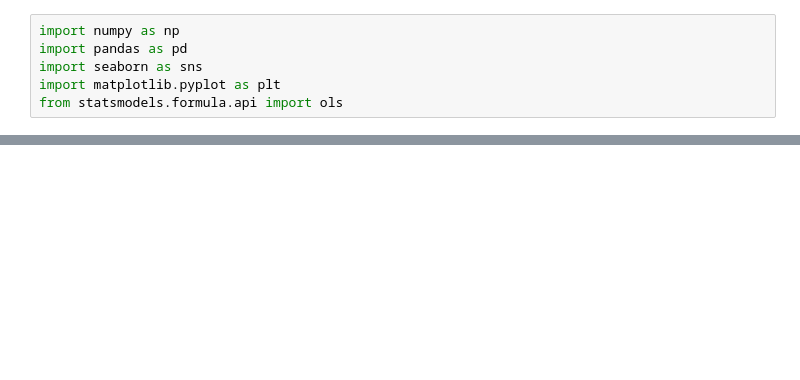
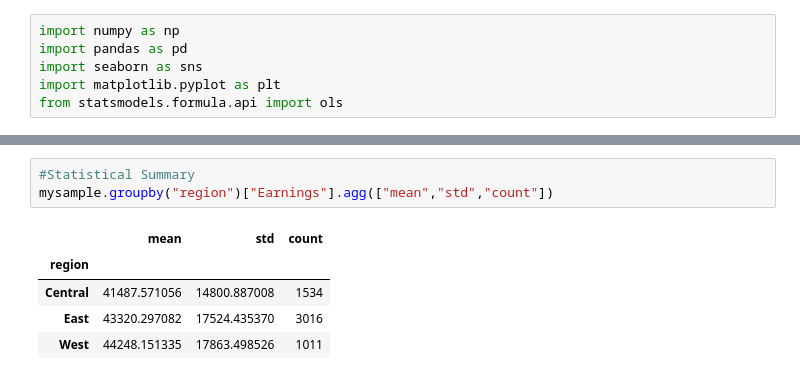
Before and after one commit to allenpan941/College-Scorecard-Data, a Jupyter notebook: code.ipynb, the cells around one changed output, grey strips where cells are left out. Drawn from its saved outputs; the diff is of its cells as text; blank space fills up the shorter version.

```diff
--- a/code.ipynb
+++ b/code.ipynb
@@ -108,0 +180,9 @@ plt.show()
+# %%
+#Statistical Summary
+mysample.groupby("region")["Earnings"].agg(["mean","std","count"])
+# %% [output]
+|  | mean | std | count |
+| region |  |  |  |
+| Central | 41487.571056 | 14800.887008 | 1534 |
+| East | 43320.297082 | 17524.435370 | 3016 |
+| West | 44248.151335 | 17863.498526 | 1011 |
```
Also changed, not shown: parts of 11 cells of this notebook.
